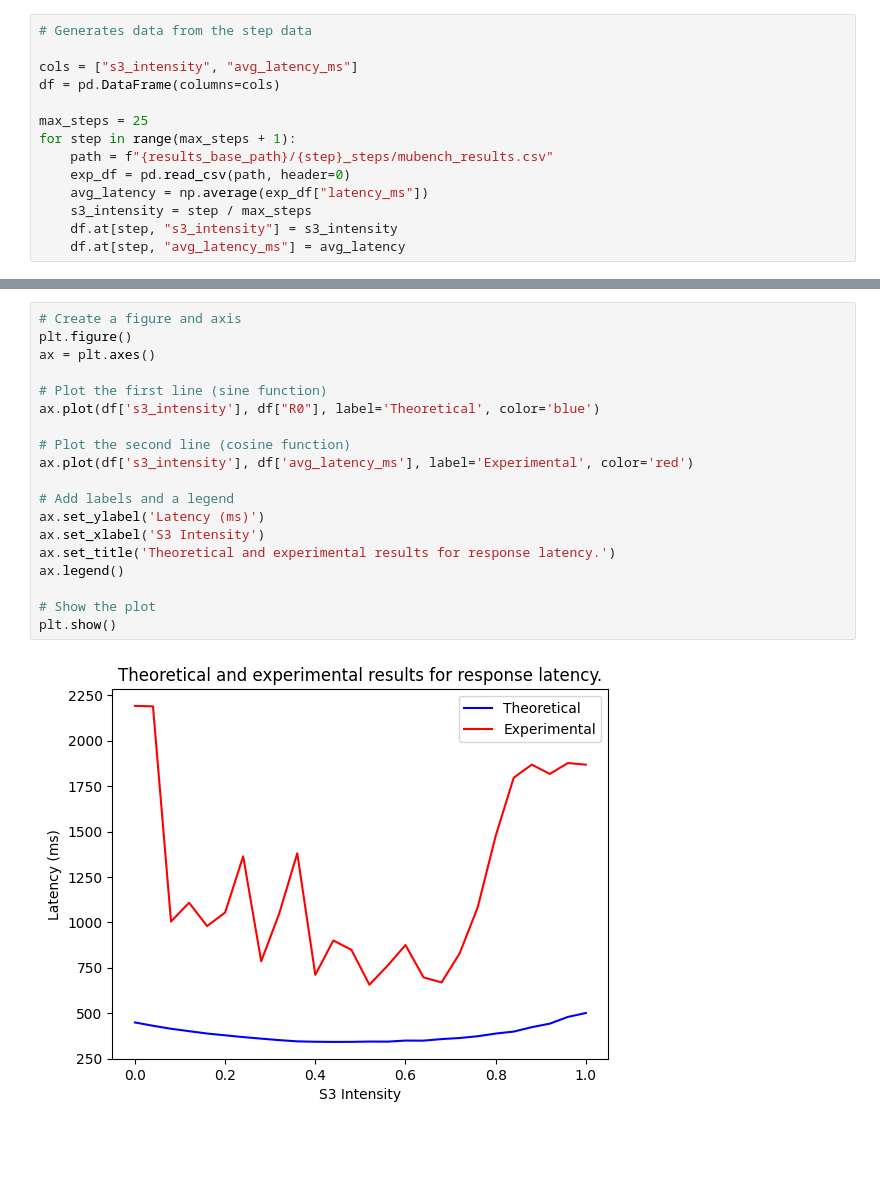
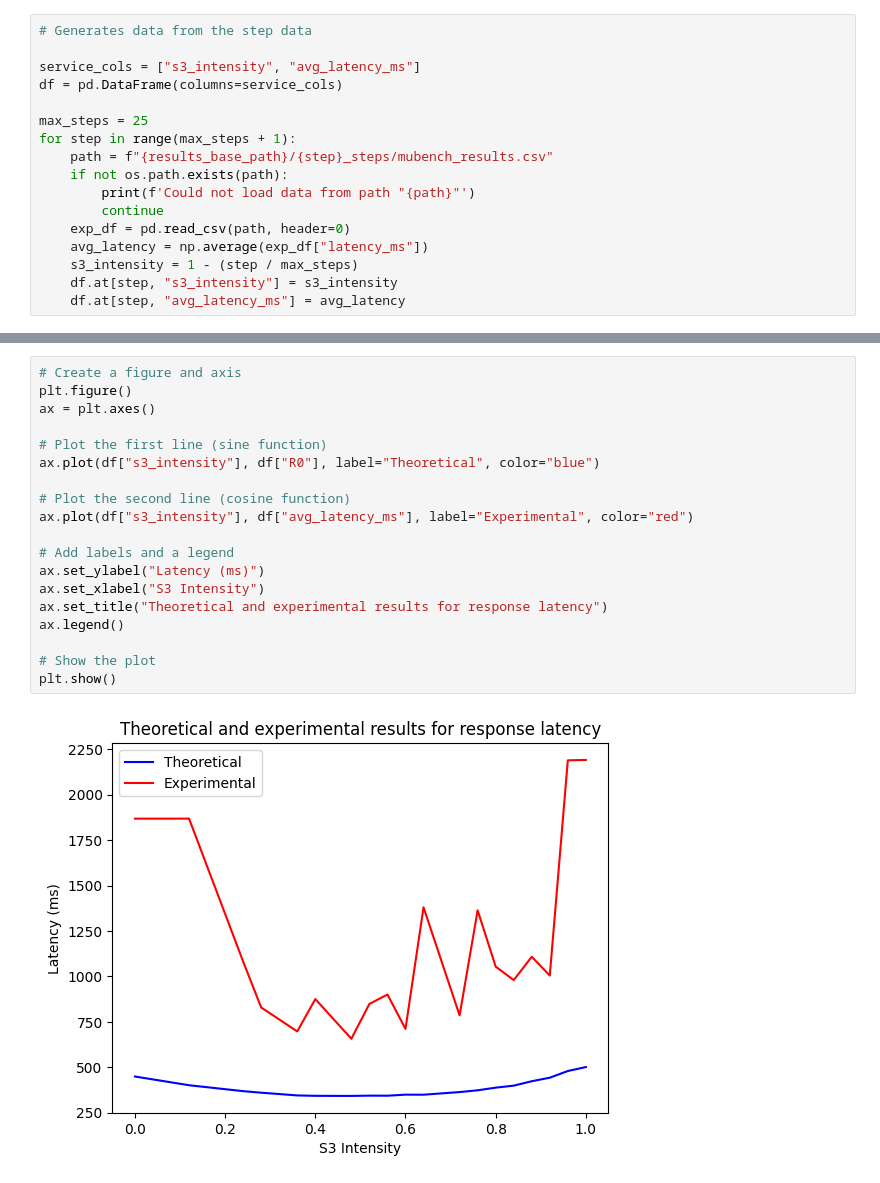
Before and after one commit to wmeijer221/muBench-experiment, a Jupyter notebook: gssi_experiment/gateway_aggregator/gateway_aggregator_analysis.ipynb, the cells around one changed output, grey strips where cells are left out. Cells and saved outputs as stored; diff of their text form; blank space fills up the shorter version.

```diff
--- a/gssi_experiment/gateway_aggregator/gateway_aggregator_analysis.ipynb
+++ b/gssi_experiment/gateway_aggregator/gateway_aggregator_analysis.ipynb
@@ -14,15 +29,18 @@ results_base_path = '/workspaces/muBench-experiment/gssi_experiment/gateway_aggr
 # %%
 # Generates data from the step data
 
-cols = ["s3_intensity", "avg_latency_ms"]
-df = pd.DataFrame(columns=cols)
+service_cols = ["s3_intensity", "avg_latency_ms"]
+df = pd.DataFrame(columns=service_cols)
 
 max_steps = 25
 for step in range(max_steps + 1):
     path = f"{results_base_path}/{step}_steps/mubench_results.csv"
+    if not os.path.exists(path):
+        print(f'Could not load data from path "{path}"')
+        continue
     exp_df = pd.read_csv(path, header=0)
     avg_latency = np.average(exp_df["latency_ms"])
-    s3_intensity = step / max_steps
+    s3_intensity = 1 - (step / max_steps)
     df.at[step, "s3_intensity"] = s3_intensity
     df.at[step, "avg_latency_ms"] = avg_latency
 # %%
@@ -61,22 +79,22 @@ See the caveats in the documentation: https://pandas.pydata.org/pandas-docs/stab
 # %%
 # Create a figure and axis
 plt.figure()
 ax = plt.axes()
 
 # Plot the first line (sine function)
-ax.plot(df['s3_intensity'], df["R0"], label='Theoretical', color='blue')
+ax.plot(df["s3_intensity"], df["R0"], label="Theoretical", color="blue")
 
 # Plot the second line (cosine function)
-ax.plot(df['s3_intensity'], df['avg_latency_ms'], label='Experimental', color='red')
+ax.plot(df["s3_intensity"], df["avg_latency_ms"], label="Experimental", color="red")
 
 # Add labels and a legend
-ax.set_ylabel('Latency (ms)')
-ax.set_xlabel('S3 Intensity')
-ax.set_title('Theoretical and experimental results for response latency.')
+ax.set_ylabel("Latency (ms)")
+ax.set_xlabel("S3 Intensity")
+ax.set_title("Theoretical and experimental results for response latency")
 ax.legend()
 
 # Show the plot
 plt.show()
 # %% [output]
-[figure, old version]
+[figure, new version]
 # %%
```
Also changed, not shown: parts of 20 cells of this notebook.
